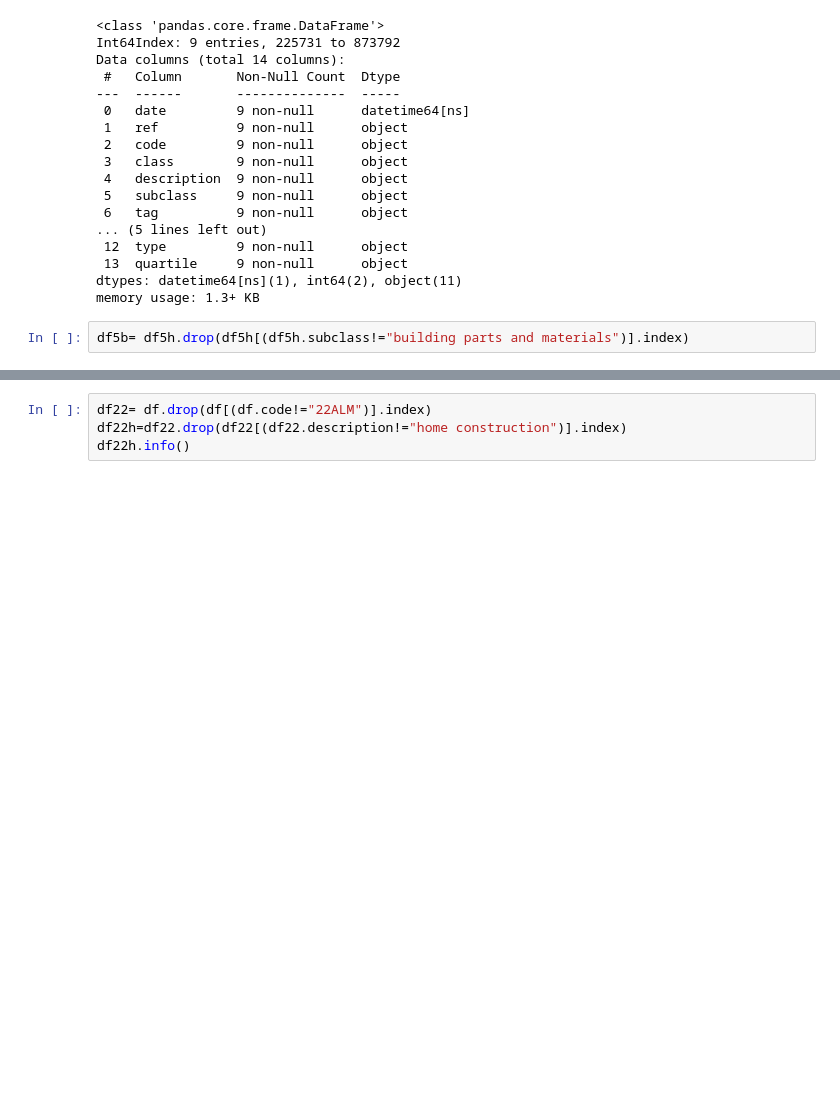
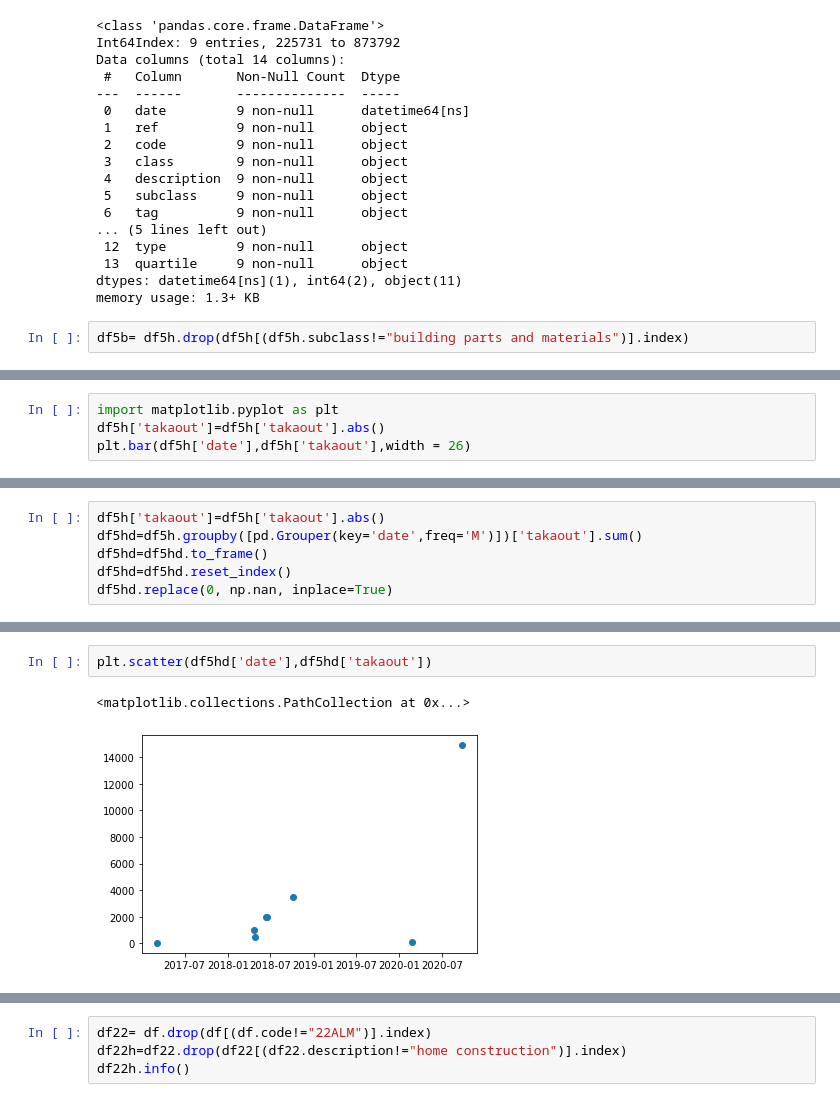
Before and after one commit to Nori6833/Financial_Diary1, a Jupyter notebook: May 25th Expenditure Summary.ipynb, the cells around one changed output, grey strips where cells are left out. Drawn from its saved outputs; the diff is of its cells as text; blank space fills up the shorter version.

```diff
--- a/May 25th Expenditure Summary.ipynb
+++ b/May 25th Expenditure Summary.ipynb
@@ -113,0 +148,4 @@ df5b
+# %%
+import matplotlib.pyplot as plt
+df5h['takaout']=df5h['takaout'].abs()
+plt.bar(df5h['date'],df5h['takaout'],width = 26)
@@ -113,0 +154,6 @@ df5b
+# %%
+df5h['takaout']=df5h['takaout'].abs()
+df5hd=df5h.groupby([pd.Grouper(key='date',freq='M')])['takaout'].sum()
+df5hd=df5hd.to_frame()
+df5hd=df5hd.reset_index()
+df5hd.replace(0, np.nan, inplace=True)
@@ -113,0 +171,5 @@ df5b
+# %%
+plt.scatter(df5hd['date'],df5hd['takaout'])
+# %% [output]
+<matplotlib.collections.PathCollection at 0x...>
+[figure, added]
```
Also changed, not shown: parts of 79 cells of this notebook.
